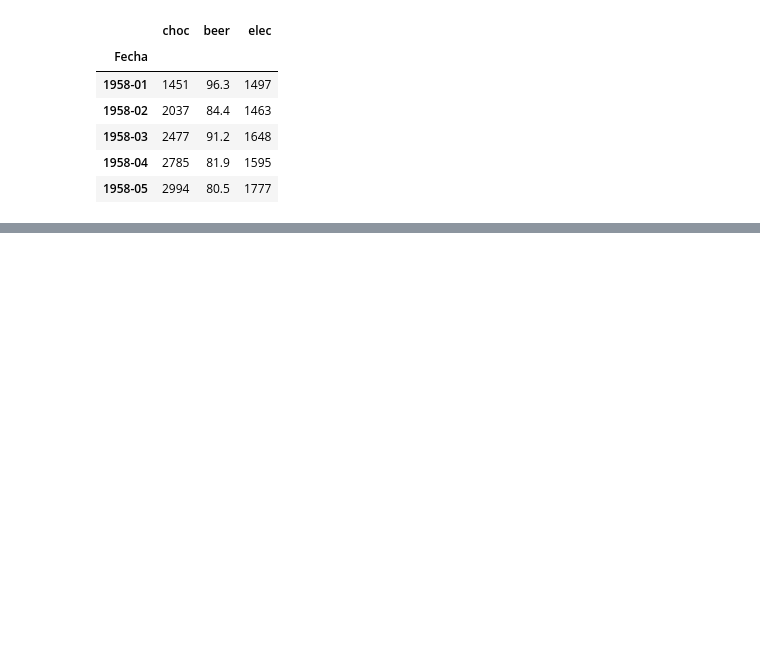
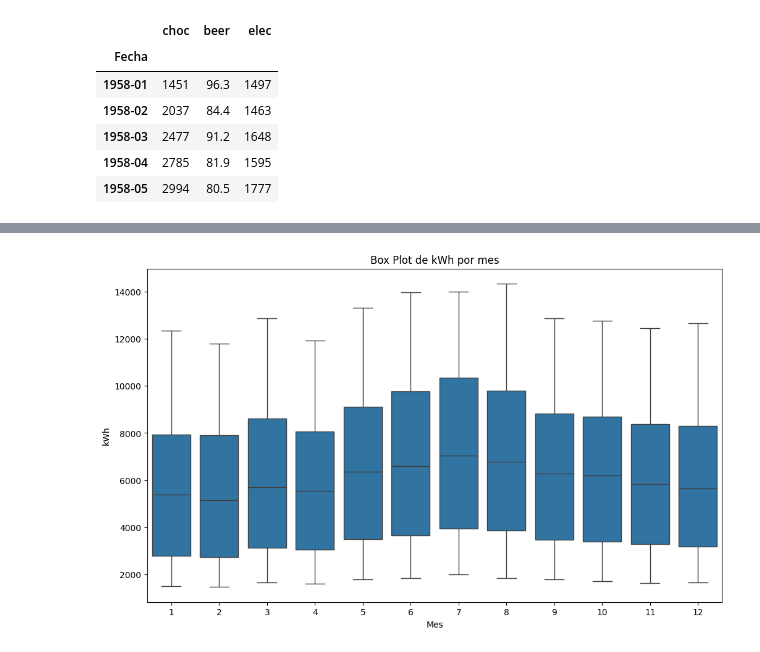
Before and after one commit to salpimentel/Time-Series, a Jupyter notebook: Copy_of_L01_Challenge.ipynb, the cells around one changed output, grey strips where cells are left out. Cells and saved outputs as stored; diff of their text form; code cells hidden in the pictures; blank space fills up the shorter version.

```diff
--- a/Copy_of_L01_Challenge.ipynb
+++ b/Copy_of_L01_Challenge.ipynb
@@ -69,0 +106,9 @@ df
+# %%
+plt.figure(figsize=(12, 7))
+sns.boxplot(x='Mes', y='elec', data=df)
+plt.title('Box Plot de kWh por mes')
+plt.xlabel('Mes')
+plt.ylabel('kWh')
+plt.show()
+# %% [output]
+[figure, added]
```
Also changed, not shown: parts of 5 cells of this notebook.
